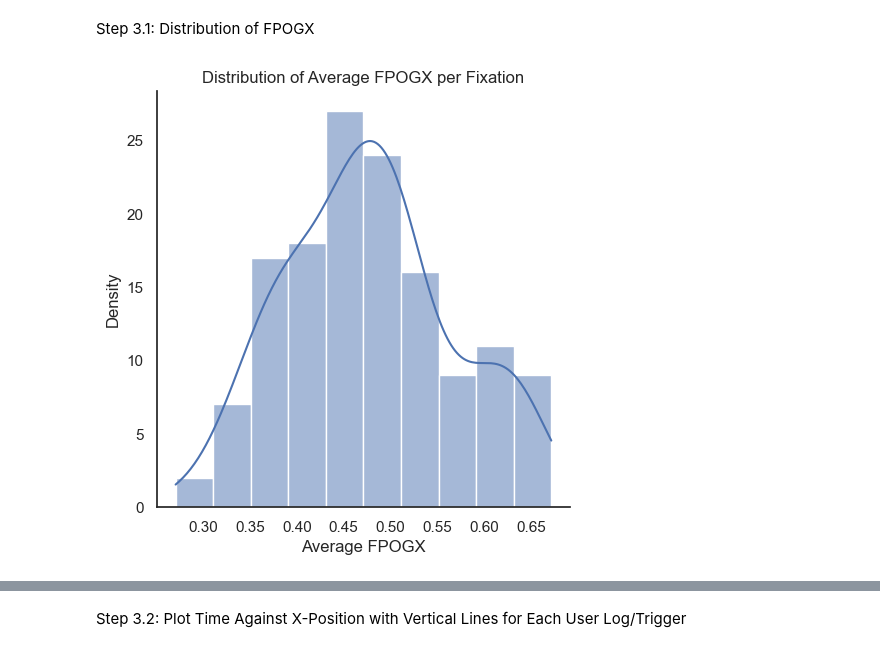
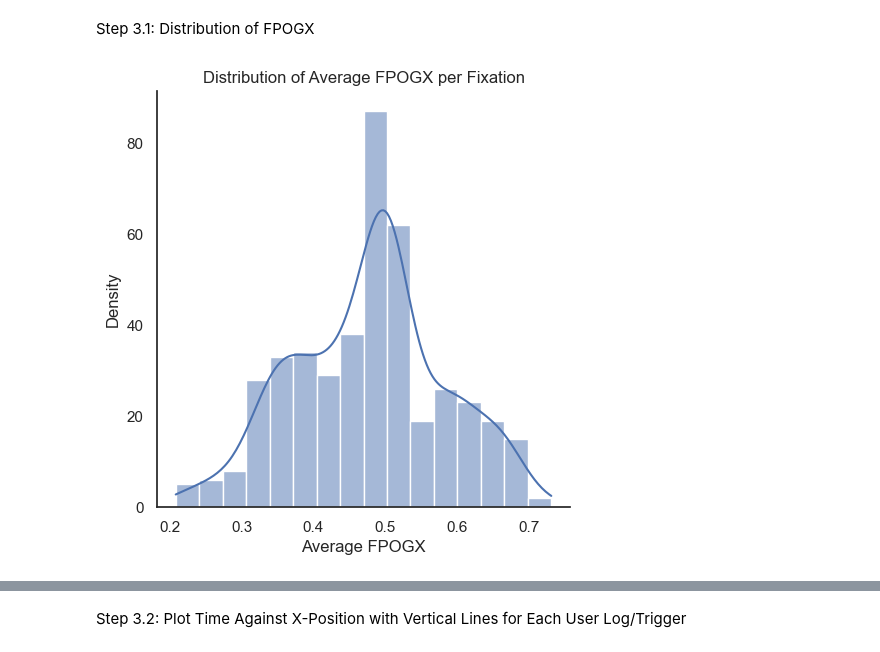
Before and after one commit to MaxBhdt/2024SoSe_EyeTracking, a Jupyter notebook: Lab/Experiment Pilot plot.ipynb, the cells around one changed output, grey strips where cells are left out. Cells and saved outputs as stored; diff of their text form; code cells hidden in the pictures.

Commit message:
First Fixation algoithmus so gut wie fertig

```diff
--- a/Lab/Experiment Pilot plot.ipynb
+++ b/Lab/Experiment Pilot plot.ipynb
@@ -12,7 +13,7 @@ sns.set_theme()
 sns.set_style("white")
 # %%
 # File paths
-tsv_file = '.\\Participant_data/Patrick.tsv'
+tsv_file = '.\\Participant_data/20240701_Patrick.tsv'
 #log_file = '.\\Participant_data/subject-Claudius_log.txt'
 #csv_file = '.\\Participant_data/subject-Claudius.csv'
 
@@ -21,0 +25,17 @@ data_tsv = pd.read_csv(tsv_file, sep='\t')
+# %%
+first_time_value = data_tsv['TIME'].iloc[0]
+
+data_tsv['TIME'] = data_tsv['TIME'] - first_time_value
+#df_valid = data_tsv[data_tsv['BPOGV'] == 1]
+
+#df_valid.shape[0]/data_tsv.shape[0]
+# df_fixations =  all Fixations
+#df_fixations = data_tsv.groupby('FPOGID')['FPOGX'].median().reset_index()
+#df_fixations = data_tsv.groupby('FPOGID')['FPOGX'].mean().reset_index()
+df_fixations = data_tsv.groupby('FPOGID').agg({
+    'FPOGX': 'median',
+    'FPOGY': 'median',
+    'TIME': 'median',
+    #'USER': 'first'  # Or another method to handle multiple users
+}).reset_index()
+df_fixations
@@ -259,9 +247,8 @@ Convert Coordinates
 screen_width = 1920
 screen_height = 1080
 
-fixation_events['x_coord'] = (fixation_events['FPOGX'] - 0.5) * screen_width
-fixation_events['y_coord'] = (fixation_events['FPOGY'] - 0.5) * screen_height
-fixation_events #show fixation_events
+df_fixations['x_coord'] = (df_fixations['FPOGX'] - 0.5) * screen_width
+df_fixations['y_coord'] = (df_fixations['FPOGY'] - 0.5) * screen_height
 
 #Define Target Coordinates
 target_coords = [
@@ -269,4 +256,6 @@ target_coords = [
     (0, 320), (0, -320), (277, -160), (-277, 160),
     (-160, -277), (160, 277), (160, -277), (-160, 277)
 ]
+
+df_fixations
 # %% [output]
@@ -496,13 +608,13 @@ Step 3: Different Plots
 # %% [markdown]
 Step 3.1: Distribution of FPOGX
 # %%
-df_fixations = data_tsv.groupby('FPOGID')['FPOGX'].mean().reset_index()
+
 
 # Plot the distribution using seaborn's displot
 sns.displot(df_fixations, x='FPOGX', kde=True)
 plt.title('Distribution of Average FPOGX per Fixation')
 plt.xlabel('Average FPOGX')
 plt.ylabel('Density')
 plt.show()
 # %% [output]
-[figure, old version]
+[figure, new version]
```
Also changed, not shown: parts of 27 cells of this notebook, 8 other files.
